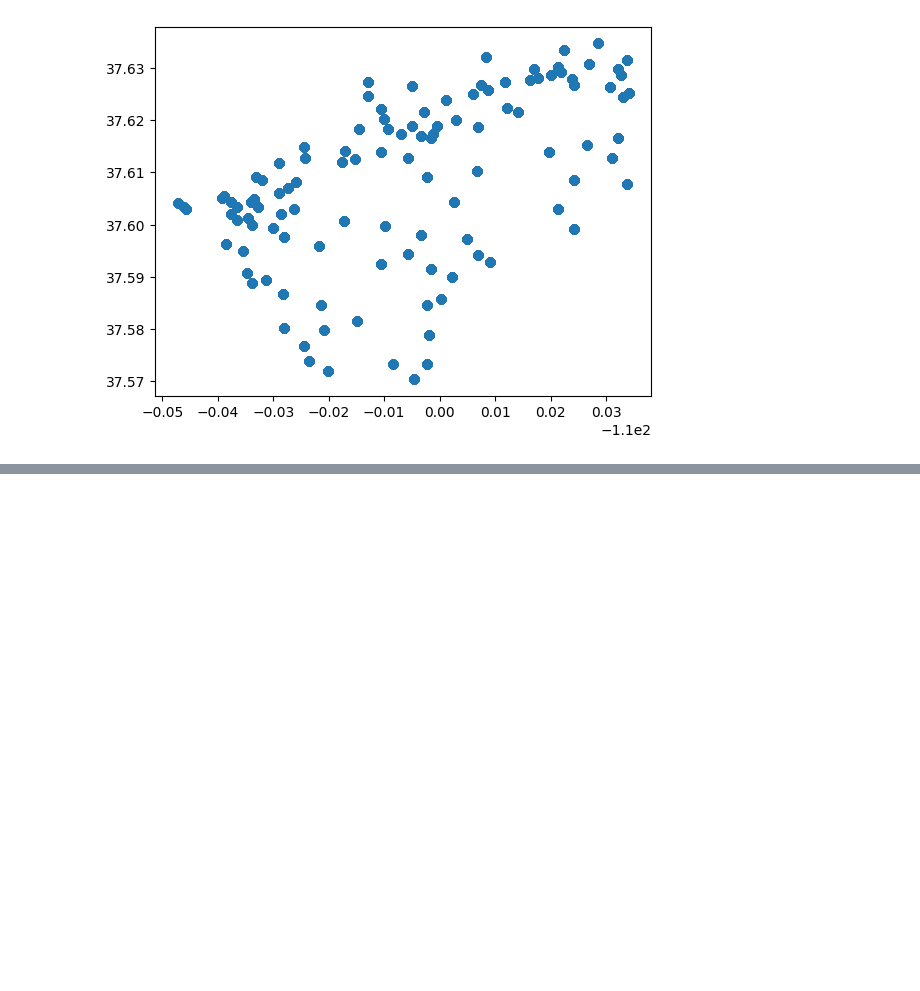
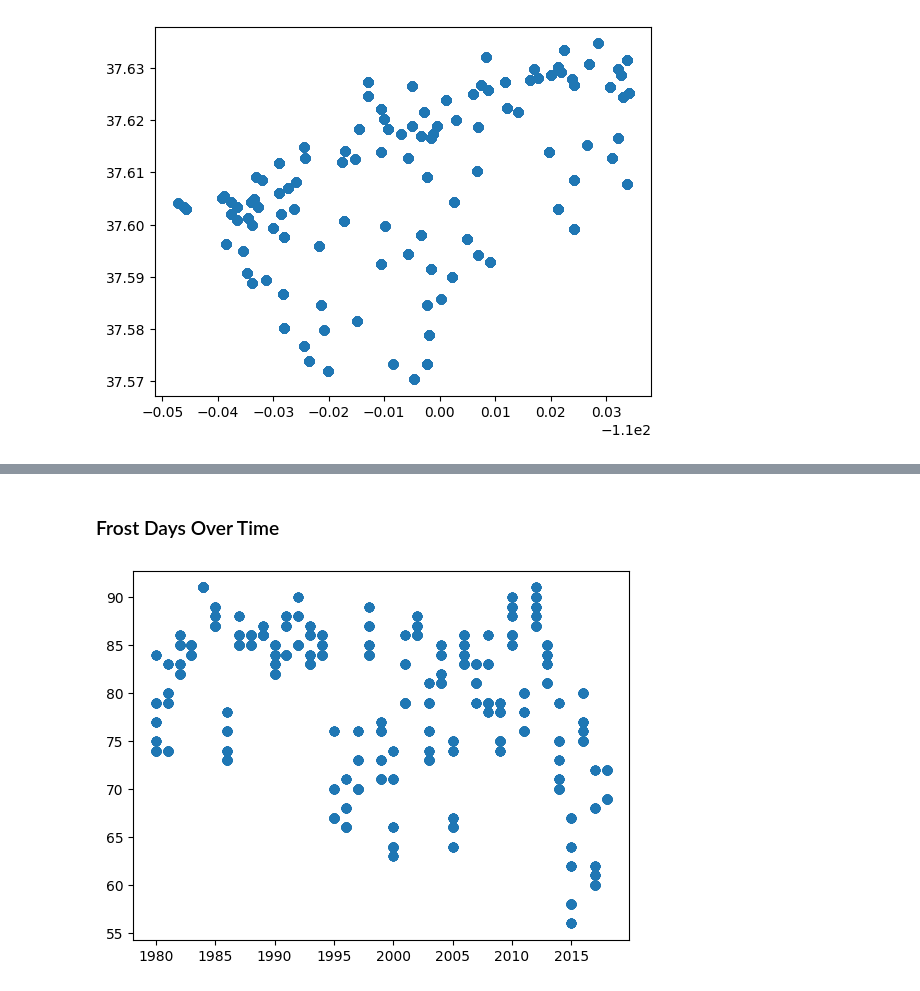
Before and after one commit to lindsaystrong7/dsan-scholarship-project, a Jupyter notebook: code/eda.ipynb, the cells around one changed output, grey strips where cells are left out. Saved outputs shown, nothing was run; the diff lists cells and outputs as text; code cells hidden in the pictures; blank space fills up the shorter version.

Commit message:
working on plots and created quarto website

```diff
--- a/code/eda.ipynb
+++ b/code/eda.ipynb
@@ -236,3 +237,10 @@ Try using .loc[row_indexer,col_indexer] = value instead
 See the caveats in the documentation: https://pandas.pydata.org/pandas-docs/stable/user_guide/indexing.html#returning-a-view-versus-a-copy
   df_1980['color'] = df_1980['color'].apply(rgba_to_hex)
 [interactive output not drawn]
+# %% [markdown]
+### Frost Days Over Time
+# %%
+plt.scatter(x=historic_df['year'], y=historic_df['FrostDays_Winter'])
+plt.show()
+# %% [output]
+[figure, added]
```
Also changed, not shown: parts of 32 cells of this notebook, 31 other files.
